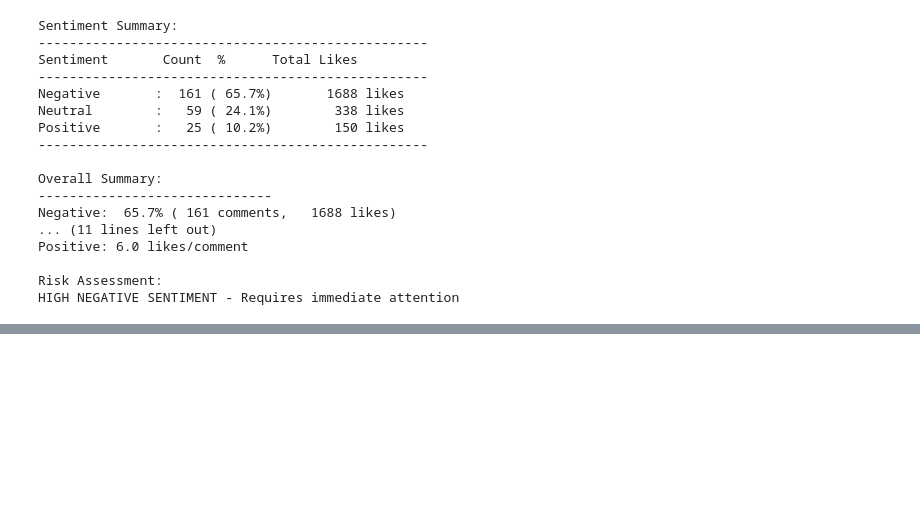
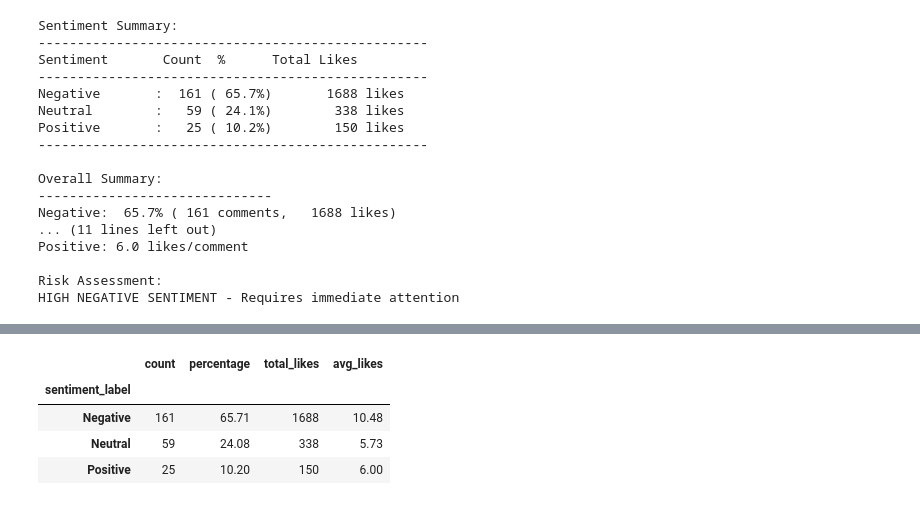
Before and after one commit to dhcchh/youtube-customer-insights, a Jupyter notebook: notebooks/sentiment_analysis.ipynb, the cells around one changed output, grey strips where cells are left out. Saved outputs shown, nothing was run; the diff lists cells and outputs as text; code cells hidden in the pictures; blank space fills up the shorter version.

```diff
--- a/notebooks/sentiment_analysis.ipynb
+++ b/notebooks/sentiment_analysis.ipynb
@@ -186 +218,9 @@ HIGH NEGATIVE SENTIMENT - Requires immediate attention
+# %%
+sentiment_summary
+# %% [output]
+|  | count | percentage | total_likes | avg_likes |
+| sentiment_label |  |  |  |  |
+| Negative | 161 | 65.71 | 1688 | 10.48 |
+| Neutral | 59 | 24.08 | 338 | 5.73 |
+| Positive | 25 | 10.20 | 150 | 6.00 |
 # %%
```
Also changed, not shown: parts of 4 cells of this notebook, 4 other files.
